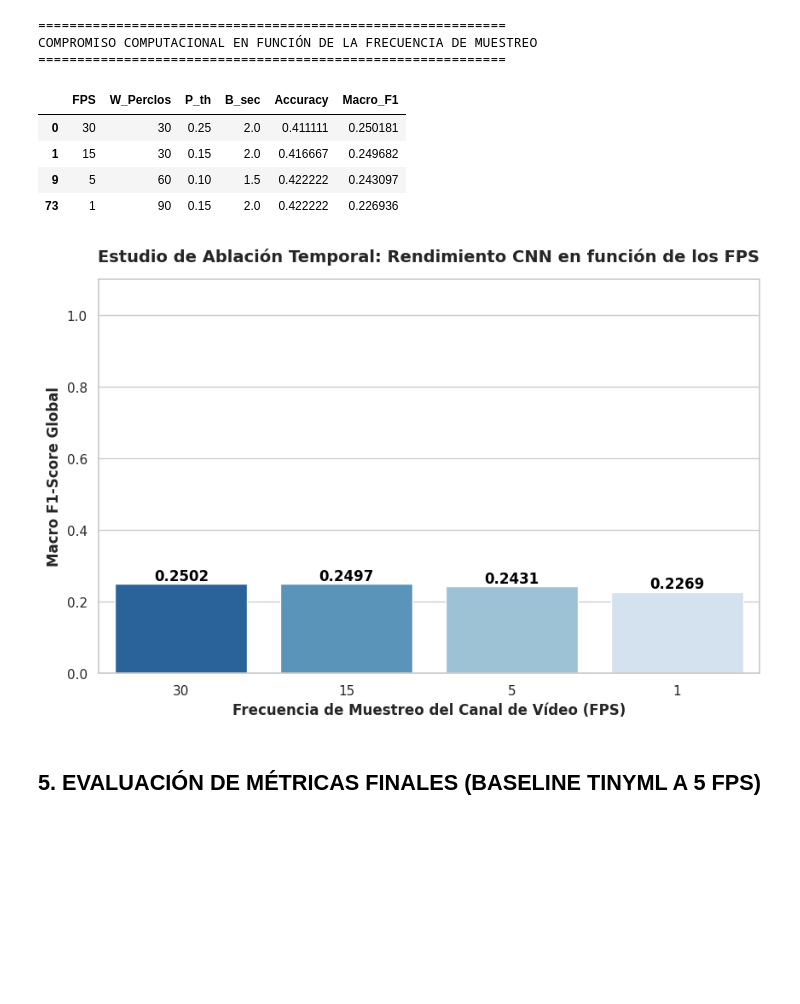
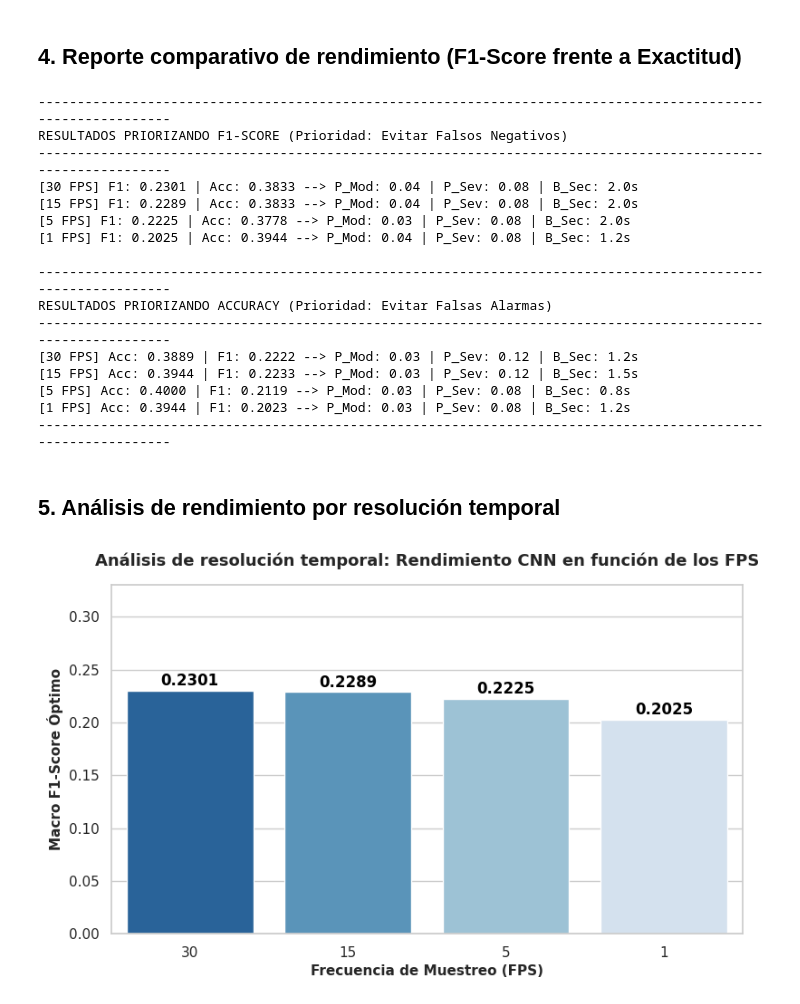
Before and after one commit to andonicabrera03/TFG-Multimodal-Driver-Fatigue-System, a Jupyter notebook: 04c_Fase4_Fusion_Temporal_Multiclase.ipynb, the cells around one changed output. Saved outputs shown, nothing was run; the diff lists cells and outputs as text; code cells hidden in the pictures; blank space fills up the shorter version.

```diff
--- a/04c_Fase4_Fusion_Temporal_Multiclase.ipynb
+++ b/04c_Fase4_Fusion_Temporal_Multiclase.ipynb
@@ -199,34 +215,53 @@ TOP 5 CONFIGURACIONES DE INFERENCIA CONVOLUCIONAL GLOBAL
+# %% [markdown]
+## 4. Reporte comparativo de rendimiento (F1-Score frente a Exactitud)
+# %%
+print("-" * 110)
+print("RESULTADOS PRIORIZANDO F1-SCORE (Prioridad: Evitar Falsos Negativos)")
+print("-" * 110)
+for fps, top in mejores_modelos_f1.items():
+    print(f"[{fps} FPS] F1: {top['Macro_F1']:.4f} | Acc: {top['Accuracy']:.4f} --> P_Mod: {top['P_Mod']} | P_Sev: {top['P_Sev']} | B_Sec: {top['B_Sec']}s")
+
+print("\n" + "-" * 110)
+print("RESULTADOS PRIORIZANDO ACCURACY (Prioridad: Evitar Falsas Alarmas)")
+print("-" * 110)
+for fps, top in mejores_modelos_acc.items():
+    print(f"[{fps} FPS] Acc: {top['Accuracy']:.4f} | F1: {top['Macro_F1']:.4f} --> P_Mod: {top['P_Mod']} | P_Sev: {top['P_Sev']} | B_Sec: {top['B_Sec']}s")
+print("-" * 110)
+# %% [output]
+--------------------------------------------------------------------------------------------------------------
+RESULTADOS PRIORIZANDO F1-SCORE (Prioridad: Evitar Falsos Negativos)
+--------------------------------------------------------------------------------------------------------------
+[30 FPS] F1: 0.2301 | Acc: 0.3833 --> P_Mod: 0.04 | P_Sev: 0.08 | B_Sec: 2.0s
+[15 FPS] F1: 0.2289 | Acc: 0.3833 --> P_Mod: 0.04 | P_Sev: 0.08 | B_Sec: 2.0s
+[5 FPS] F1: 0.2225 | Acc: 0.3778 --> P_Mod: 0.03 | P_Sev: 0.08 | B_Sec: 2.0s
+[1 FPS] F1: 0.2025 | Acc: 0.3944 --> P_Mod: 0.04 | P_Sev: 0.08 | B_Sec: 1.2s
+
+--------------------------------------------------------------------------------------------------------------
+RESULTADOS PRIORIZANDO ACCURACY (Prioridad: Evitar Falsas Alarmas)
+--------------------------------------------------------------------------------------------------------------
+[30 FPS] Acc: 0.3889 | F1: 0.2222 --> P_Mod: 0.03 | P_Sev: 0.12 | B_Sec: 1.2s
+[15 FPS] Acc: 0.3944 | F1: 0.2233 --> P_Mod: 0.03 | P_Sev: 0.12 | B_Sec: 1.5s
+[5 FPS] Acc: 0.4000 | F1: 0.2119 --> P_Mod: 0.03 | P_Sev: 0.08 | B_Sec: 0.8s
+[1 FPS] Acc: 0.3944 | F1: 0.2023 --> P_Mod: 0.03 | P_Sev: 0.08 | B_Sec: 1.2s
+--------------------------------------------------------------------------------------------------------------
+# %% [markdown]
+## 5. Análisis de rendimiento por resolución temporal
 # %%
-# Aislamiento matemático de la respuesta óptima por cada tasa de refresco independiente
-mejores_por_fps = df_resultados.loc[df_resultados.groupby('FPS')['Macro_F1'].idxmax()].sort_values('FPS', ascending=False)
+# Graficaremos la máxima capacidad predictiva (F1-Score) por resolución
+datos_grafico = [{'FPS': fps, 'Max_F1': config['Macro_F1']} for fps, config in mejores_modelos_f1.items()]
+df_grafico = pd.DataFrame(datos_grafico)
 
-print("\n" + "="*60)
-print("COMPROMISO COMPUTACIONAL EN FUNCIÓN DE LA FRECUENCIA DE MUESTREO")
-print("="*60)
-display(mejores_por_fps)
+plt.figure(figsize=(9, 5))
+sns.set_theme(style="whitegrid")
+grafico = sns.barplot(x='FPS', y='Max_F1', data=df_grafico, palette='Blues_r', order=[30, 15, 5, 1])
 
-# Visualización formal del análisis de ablación para la memoria del TFG
-plt.figure(figsize=(10, 6))
-sns.set_theme(style="whitegrid")
-grafico = sns.barplot(x='FPS', y='Macro_F1', data=mejores_por_fps, palette='Blues_r', order=[30, 15, 5, 1])
+for index, row in enumerate(df_grafico.itertuples()):
+    grafico.text(index, row.Max_F1 + 0.005, f"{row.Max_F1:.4f}", color='black', ha="center", fontweight='bold')
 
-for index, row in enumerate(mejores_por_fps.itertuples()):
-    grafico.text(index, row.Macro_F1 + 0.01, f"{row.Macro_F1:.4f}", color='black', ha="center", fontweight='bold')
-
-plt.title('Estudio de Ablación Temporal: Rendimiento CNN en función de los FPS', fontsize=14, fontweight='bold', pad=15)
-plt.xlabel('Frecuencia de Muestreo del Canal de Vídeo (FPS)', fontsize=12, fontweight='bold')
-plt.ylabel('Macro F1-Score Global', fontsize=12, fontweight='bold')
-plt.ylim(0, 1.1)
+plt.title('Análisis de resolución temporal: Rendimiento CNN en función de los FPS', fontsize=13, fontweight='bold', pad=15)
+plt.xlabel('Frecuencia de Muestreo (FPS)', fontsize=11, fontweight='bold')
+plt.ylabel('Macro F1-Score Óptimo', fontsize=11, fontweight='bold')
+plt.ylim(0, max(df_grafico['Max_F1']) + 0.1)
 plt.show()
 # %% [output]
-============================================================
-COMPROMISO COMPUTACIONAL EN FUNCIÓN DE LA FRECUENCIA DE MUESTREO
-============================================================
-|  | FPS | W_Perclos | P_th | B_sec | Accuracy | Macro_F1 |
-| 0 | 30 | 30 | 0.25 | 2.0 | 0.411111 | 0.250181 |
-| 1 | 15 | 30 | 0.15 | 2.0 | 0.416667 | 0.249682 |
-| 9 | 5 | 60 | 0.10 | 1.5 | 0.422222 | 0.243097 |
-| 73 | 1 | 90 | 0.15 | 2.0 | 0.422222 | 0.226936 |
-[figure, old version]
+[figure, new version]
-# %% [markdown]
-## 5. EVALUACIÓN DE MÉTRICAS FINALES (BASELINE TINYML A 5 FPS)
```
Also changed, not shown: parts of 25 cells of this notebook, 8 other files.
